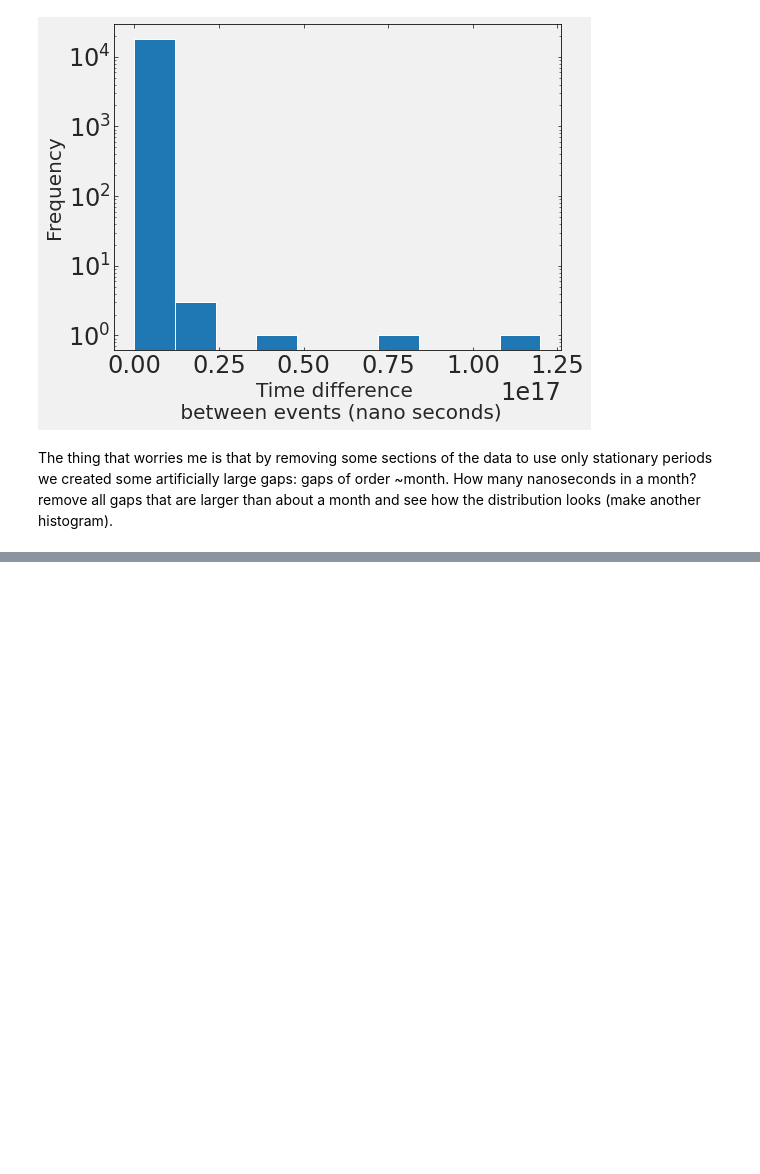
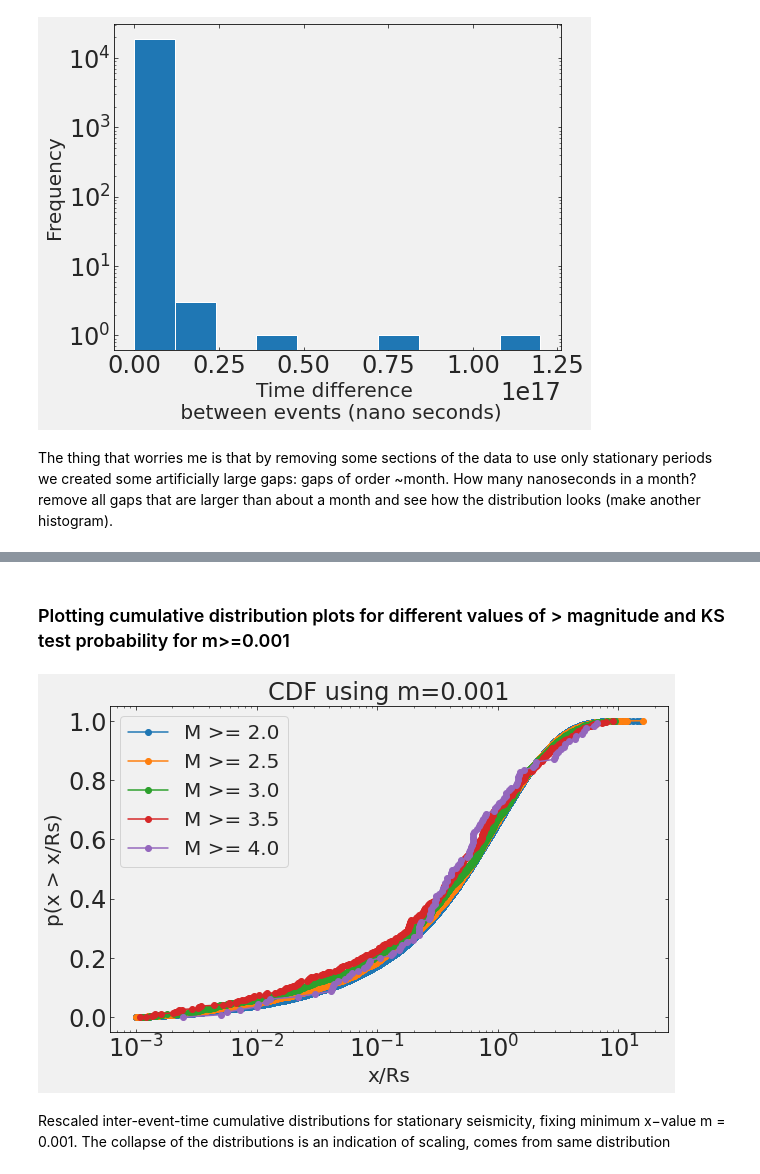
Before and after one commit to skumarudel/DSPS_SKumar, a Jupyter notebook: HW3/Kolmogorov_smirnov_earthquake.ipynb, the cells around one changed output, grey strips where cells are left out. Drawn from its saved outputs; the diff is of its cells as text; code cells hidden in the pictures; blank space fills up the shorter version.

```diff
--- a/HW3/Kolmogorov_smirnov_earthquake.ipynb
+++ b/HW3/Kolmogorov_smirnov_earthquake.ipynb
@@ -363,0 +365,35 @@ eqGoodData.shape
+# %% [markdown]
+### Plotting cumulative distribution plots for different values of > magnitude and KS test probability for m>=0.001
+# %%
+dict_M001 = {}
+M = np.arange(2,4.5,0.5)
+for magnitude in M:
+  test = eqGoodData.copy()
+  test = test[test.mag >= magnitude]
+  test['scaled_gaps'] = test.gaps / test.gaps.mean()
+  test =  test[test.scaled_gaps >= 0.001]
+  #dict_Ms[str(magnitude)] = np.log10((test.scaled_gaps / test.scaled_gaps.mean()).values)
+  dict_M001[str(magnitude)] = (test.scaled_gaps / test.scaled_gaps.mean()).values
+  del test
+# %%
+plt.figure(figsize=(10,6))
+for key, values in dict_M001.items():
+  data = values
+  N = len(data)
+  x = np.sort(data)
+  y = np.arange(N) / float(N)
+
+  # plotting
+  plt.xlabel('x/Rs')
+  plt.ylabel('p(x > x/Rs)')
+
+  plt.title('CDF using m=0.001')
+
+  plt.plot(x, y, marker='o', label="M >= {}".format(key))
+
+plt.xscale('log')
+plt.legend();
+# %% [output]
+[figure, added]
+# %% [markdown]
+Rescaled inter-event-time cumulative distributions for stationary seismicity, fixing minimum x−value m = 0.001. The collapse of the distributions is an indication of scaling, comes from same distribution
```
Also changed, not shown: parts of 17 cells of this notebook.
